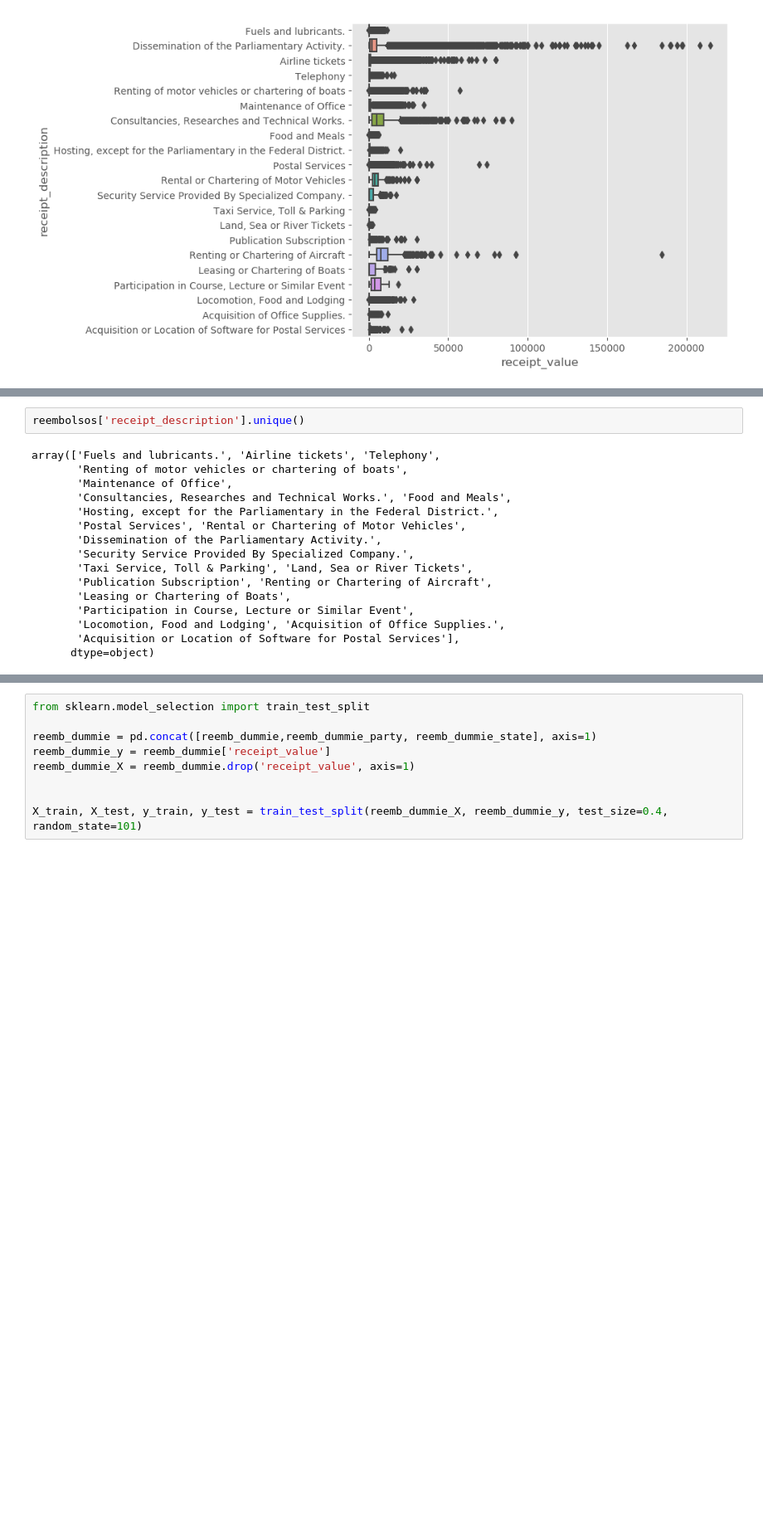
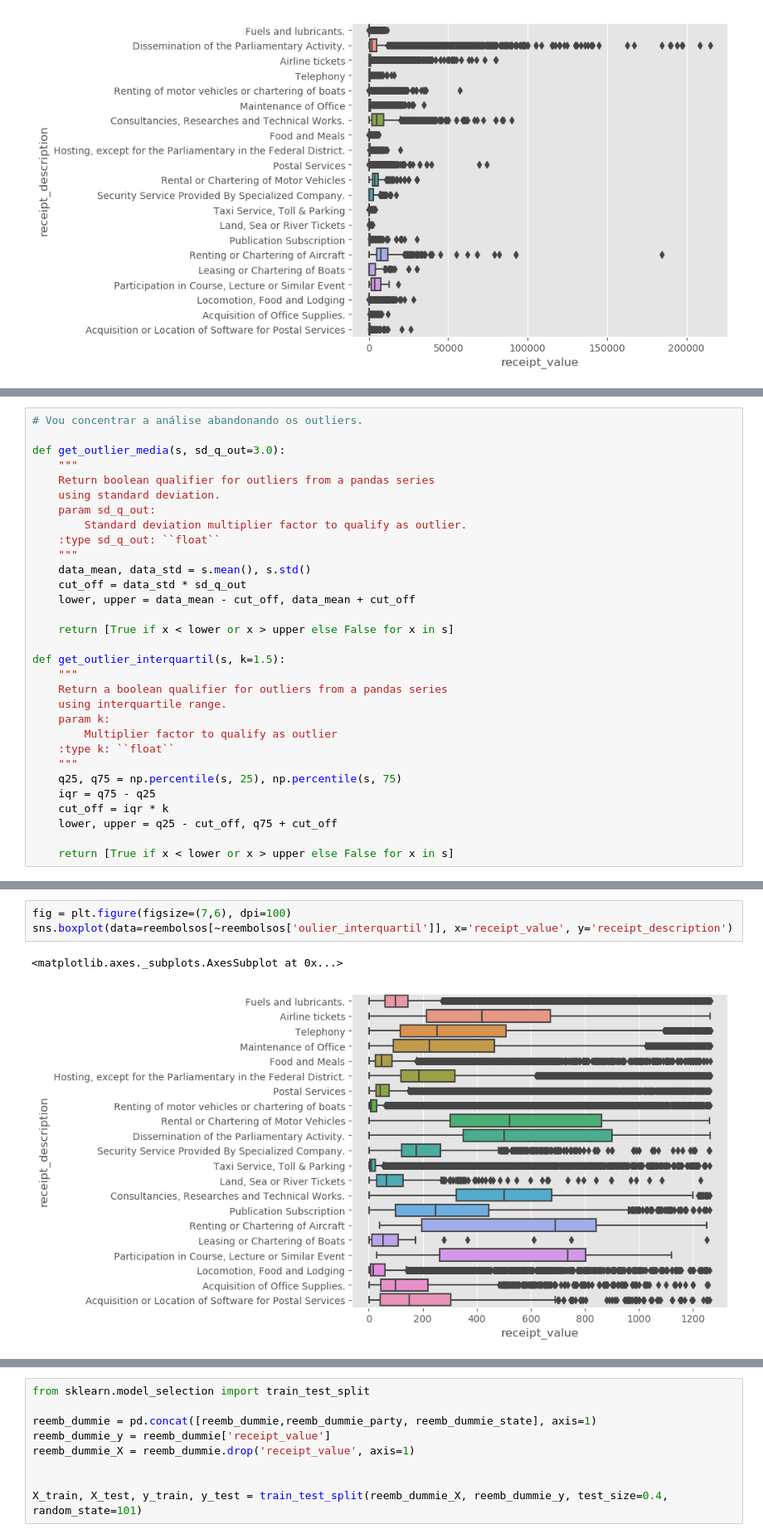
Before and after one commit to mavgarcia/data_analysis, a Jupyter notebook: deputies_reimbursements.ipynb, the cells around one changed output, grey strips where cells are left out. Shown at 83% size. Saved outputs shown, nothing was run; the diff lists cells and outputs as text; blank space fills up the shorter version.

```diff
--- a/deputies_reimbursements.ipynb
+++ b/deputies_reimbursements.ipynb
@@ -116,0 +115,31 @@ reembolsos.shape
+# %%
+# Vou concentrar a análise abandonando os outliers.
+
+def get_outlier_media(s, sd_q_out=3.0):
+    """
+    Return boolean qualifier for outliers from a pandas series
+    using standard deviation.
+    param sd_q_out:
+        Standard deviation multiplier factor to qualify as outlier.
+    :type sd_q_out: ``float``
+    """
+    data_mean, data_std = s.mean(), s.std()
+    cut_off = data_std * sd_q_out
+    lower, upper = data_mean - cut_off, data_mean + cut_off
+
+    return [True if x < lower or x > upper else False for x in s]
+
+def get_outlier_interquartil(s, k=1.5):
+    """
+    Return a boolean qualifier for outliers from a pandas series
+    using interquartile range.
+    param k:
+        Multiplier factor to qualify as outlier
+    :type k: ``float``
+    """
+    q25, q75 = np.percentile(s, 25), np.percentile(s, 75)
+    iqr = q75 - q25
+    cut_off = iqr * k
+    lower, upper = q25 - cut_off, q75 + cut_off
+
+    return [True if x < lower or x > upper else False for x in s]
@@ -120,21 +152,9 @@ sns.boxplot(data=reembolsos, x='receipt_value', y='receipt_description')
 # %% [output]
 <matplotlib.axes._subplots.AxesSubplot at 0x...>
 [figure]
-# %%
-reembolsos['receipt_description'].unique()
-# %% [output]
-array(['Fuels and lubricants.', 'Airline tickets', 'Telephony',
-       'Renting of motor vehicles or chartering of boats',
-       'Maintenance of Office',
-       'Consultancies, Researches and Technical Works.', 'Food and Meals',
-       'Hosting, except for the Parliamentary in the Federal District.',
-       'Postal Services', 'Rental or Chartering of Motor Vehicles',
-       'Dissemination of the Parliamentary Activity.',
-       'Security Service Provided By Specialized Company.',
-       'Taxi Service, Toll & Parking', 'Land, Sea or River Tickets',
-       'Publication Subscription', 'Renting or Chartering of Aircraft',
-       'Leasing or Chartering of Boats',
-       'Participation in Course, Lecture or Similar Event',
-       'Locomotion, Food and Lodging', 'Acquisition of Office Supplies.',
-       'Acquisition or Location of Software for Postal Services'],
-      dtype=object)
+# %%
+fig = plt.figure(figsize=(7,6), dpi=100)
+sns.boxplot(data=reembolsos[~reembolsos['oulier_interquartil']], x='receipt_value', y='receipt_description')
+# %% [output]
+<matplotlib.axes._subplots.AxesSubplot at 0x...>
+[figure, added]
```
Also changed, not shown: parts of 15 cells of this notebook.
